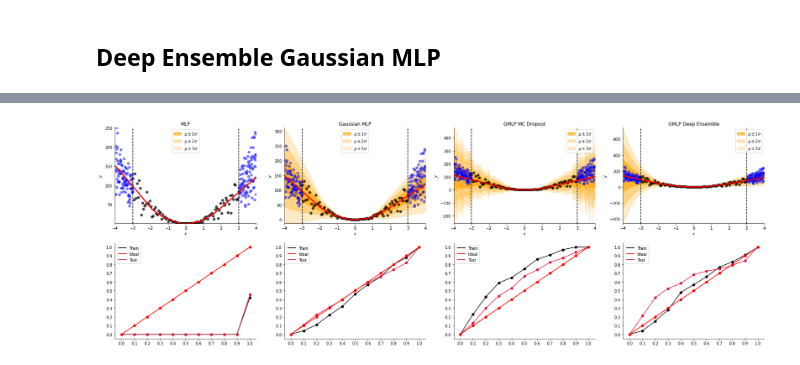
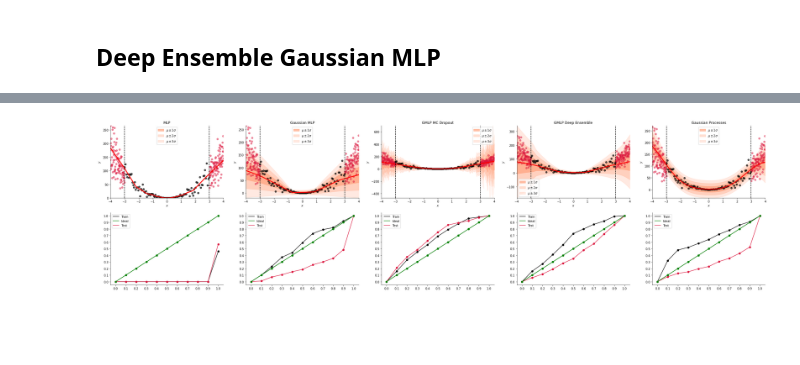
Before and after one commit to nipunbatra/bnn-zoo, a Jupyter notebook: notebooks/regression/heteroDataComparison.ipynb, the cells around one changed output, grey strips where cells are left out. Cells and saved outputs as stored; diff of their text form; code cells hidden in the pictures; blank space fills up the shorter version.

```diff
--- a/notebooks/regression/heteroDataComparison.ipynb
+++ b/notebooks/regression/heteroDataComparison.ipynb
@@ -143,7 +152,7 @@ losses_list = []
 n_models = 3
 for i in range(3):
     params = gmlp_model.init(jax.random.PRNGKey(i), auxs['X'], deterministic = True)
-    params, loss =  fit(gmlp_model, params, auxs, learning_rate=0.03, epochs=1000, verbose=False)
+    params, loss =  fit(gmlp_model, params, auxs, learning_rate=0.003, epochs=2000, verbose=False)
     params_list.append(params)
     losses_list.append(loss)
 # %%
@@ -156,0 +166,11 @@ plot.plot_prediction(X,y,x_stack,y_stack,de_mean,de_sigma,'GMLP Deep Ensemble')
+# %%
+key = jax.random.PRNGKey(42)
+sigmaf = 5.0
+len_scale =  3.0
+kernel = GPy.kern.RBF(1, sigmaf, len_scale)
+# %%
+# %%capture
+model_gp = GPy.models.GPRegression(X, y, kernel, normalizer=False)
+model_gp.Gaussian_noise = 1.0
+model_gp.optimize(messages=True)
+model_gp.optimize_restarts(num_restarts=5)
@@ -157,12 +201,20 @@ plot.plot_prediction(X,y,x_stack,y_stack,de_mean,de_sigma,'GMLP Deep Ensemble')
+# %%
+%%capture
+mu_gp, cov_gp = model_gp.predict(x_stack)
+mu_gp=mu_gp.reshape(n_points)
+sigma_gp= jnp.sqrt(cov_gp).reshape(n_points)
 # %%
-fig, ax = plt.subplots(2, 4, figsize=(30, 10))
+fig, ax = plt.subplots(2, 5, figsize=(40, 10))
 plot.plot_prediction(X,y,x_stack,y_stack,y_hat,0,'MLP',ax[0][0])
 plot.plot_prediction(X,y,x_stack,y_stack,gmlp_mean,gmlp_sigma,'Gaussian MLP',ax[0][1])
 plot.plot_prediction(X,y,x_stack,y_stack,mc_mean,mc_sigma,'GMLP MC Dropout',ax[0][2])
 plot.plot_prediction(X,y,x_stack,y_stack,de_mean,de_sigma,'GMLP Deep Ensemble',ax[0][3])
+plot.plot_prediction(X,y,x_stack,y_stack,mu_gp,sigma_gp,'Gaussian Processes',ax[0][4])
 plot.calibration_reg(y_hat,jnp.zeros(300),y_stack,ax[1][0])
 plot.calibration_reg(gmlp_mean,gmlp_sigma,y_stack,ax[1][1])
 plot.calibration_reg(mc_mean,mc_sigma,y_stack,ax[1][2])
 plot.calibration_reg(de_mean,de_sigma,y_stack,ax[1][3])
+plot.calibration_reg(mu_gp,sigma_gp,y_stack,ax[1][4])
+plt.savefig('PolyHetero.pdf')
 # %% [output]
-[figure, old version]
+[figure, new version]
```
Also changed, not shown: parts of 14 cells of this notebook, 4 other files.
